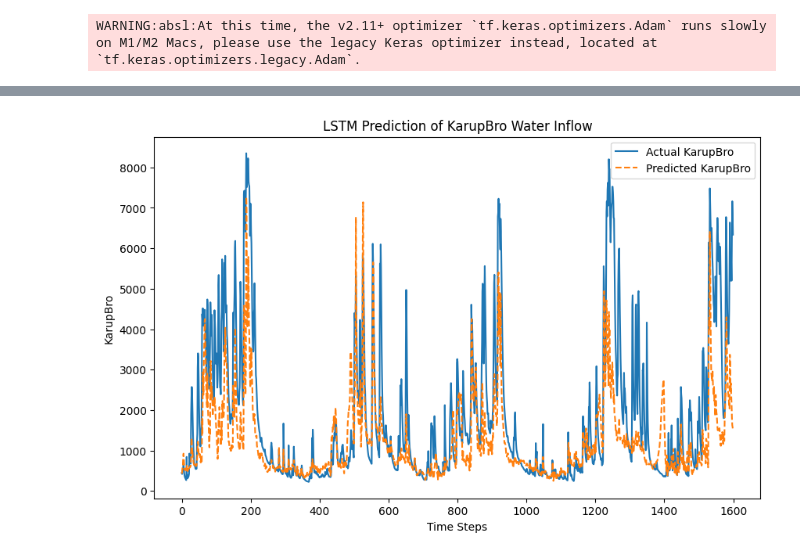
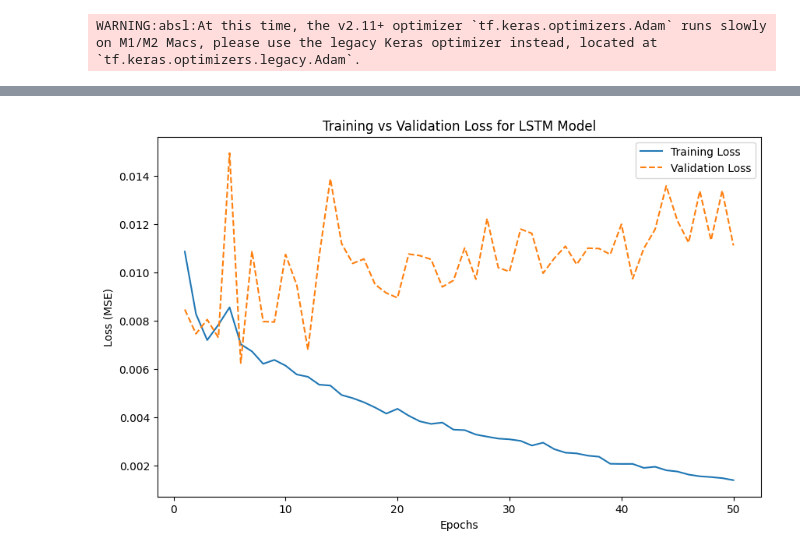
Before and after one commit to nicolaigarder/Forecasting-water-inflow, a Jupyter notebook: LSTM.ipynb, the cells around one changed output, grey strips where cells are left out. Drawn from its saved outputs; the diff is of its cells as text; code cells hidden in the pictures.

```diff
--- a/LSTM.ipynb
+++ b/LSTM.ipynb
@@ -43,0 +44,18 @@ merged_df.head()
+# %%
+import numpy as np
+
+# Ensure datetime index is correctly formatted
+merged_df.index = pd.to_datetime(merged_df.index)
+
+# Extract "day of year" (1-365)
+merged_df["day_of_year"] = merged_df.index.dayofyear
+
+# Convert to cyclic features using sine and cosine
+merged_df["day_sin"] = np.sin(2 * np.pi * merged_df["day_of_year"] / 365)
+merged_df["day_cos"] = np.cos(2 * np.pi * merged_df["day_of_year"] / 365)
+
+# Drop the raw day_of_year column (optional, since sine/cosine replace it)
+merged_df.drop(columns=["day_of_year"], inplace=True)
+
+# Check result
+merged_df[["day_sin", "day_cos"]].head()
@@ -44,5 +70,4 @@ merged_df.head()
 # %%
-import numpy as np
 import matplotlib.pyplot as plt
 import tensorflow as tf
 from tensorflow.keras.models import Sequential
@@ -58,7 +83,6 @@ BATCH_SIZE = 8
 LEARNING_RATE = 0.001
 EPOCHS = 50  # Increased to allow better learning
 
-# Preprocess data
 def preprocess_data(df, time_steps):
     scaler_X = MinMaxScaler()
     scaler_y = MinMaxScaler()
@@ -74,7 +98,6 @@ def preprocess_data(df, time_steps):
 
     return np.array(X_series), np.array(y_series), scaler_X, scaler_y
 
-
 # Build LSTM model
 def build_model(time_steps, features, lstm_units, learning_rate):
     model = Sequential([
@@ -85,8 +108,10 @@ def build_model(time_steps, features, lstm_units, learning_rate):
     model.compile(optimizer=Adam(learning_rate=learning_rate), loss="mse")
     return model
 
+# Ensure dataset has no missing values
+merged_df = merged_df.dropna()
+
 # Prepare dataset
-merged_df = merged_df.dropna()  # Ensure no missing values
 X_series, y_series, scaler_X, scaler_y = preprocess_data(merged_df, TIME_STEPS)
 
 # Split into train (60%), validation (20%), and test (20%)
@@ -105,18 +130,17 @@ history = model.fit(
     verbose=1
 )
 
-# Predict on test data
-y_pred = model.predict(X_test)
-y_test_inverse = scaler_y.inverse_transform(y_test)
-y_pred_inverse = scaler_y.inverse_transform(y_pred)
+# Extract loss values for logging
+train_loss = history.history["loss"]
+val_loss = history.history["val_loss"]
 
-# Plot results
+# Plot train vs validation loss
 plt.figure(figsize=(10, 6))
-plt.plot(y_test_inverse, label="Actual KarupBro")
-plt.plot(y_pred_inverse, label="Predicted KarupBro", linestyle="dashed")
-plt.xlabel("Time Steps")
-plt.ylabel("KarupBro")
-plt.title("LSTM Prediction of KarupBro Water Inflow")
+plt.plot(range(1, EPOCHS + 1), train_loss, label="Training Loss")
+plt.plot(range(1, EPOCHS + 1), val_loss, label="Validation Loss", linestyle="dashed")
+plt.xlabel("Epochs")
+plt.ylabel("Loss (MSE)")
+plt.title("Training vs Validation Loss for LSTM Model")
 plt.legend()
 plt.show()
 # %% [output]
@@ -141 +165 @@ Epoch 50/50
-[figure, old version]
+[figure, new version]
```
Also changed, not shown: parts of 4 cells of this notebook, 1 other file.
